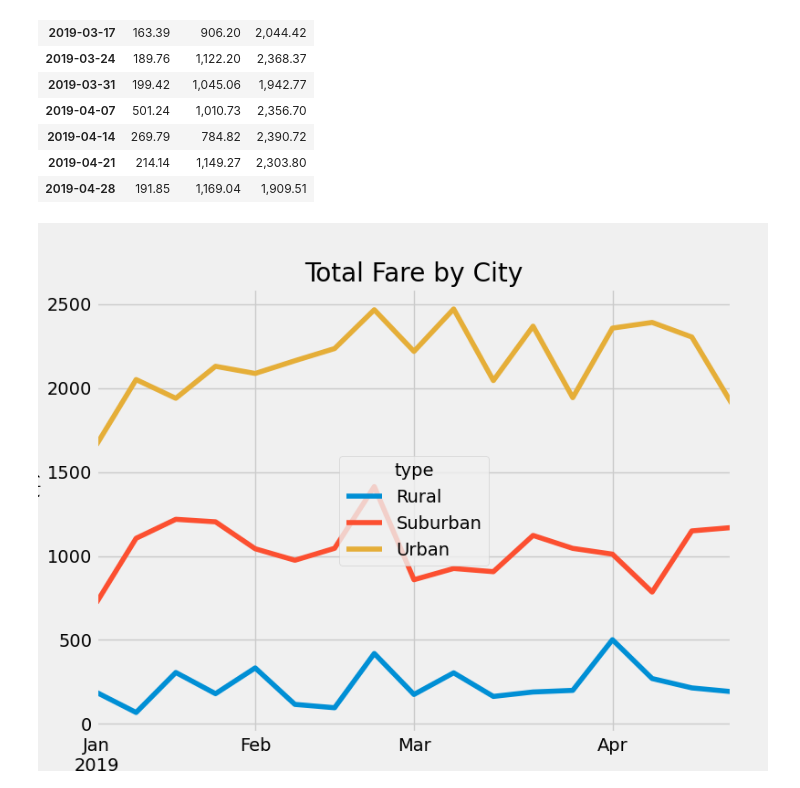
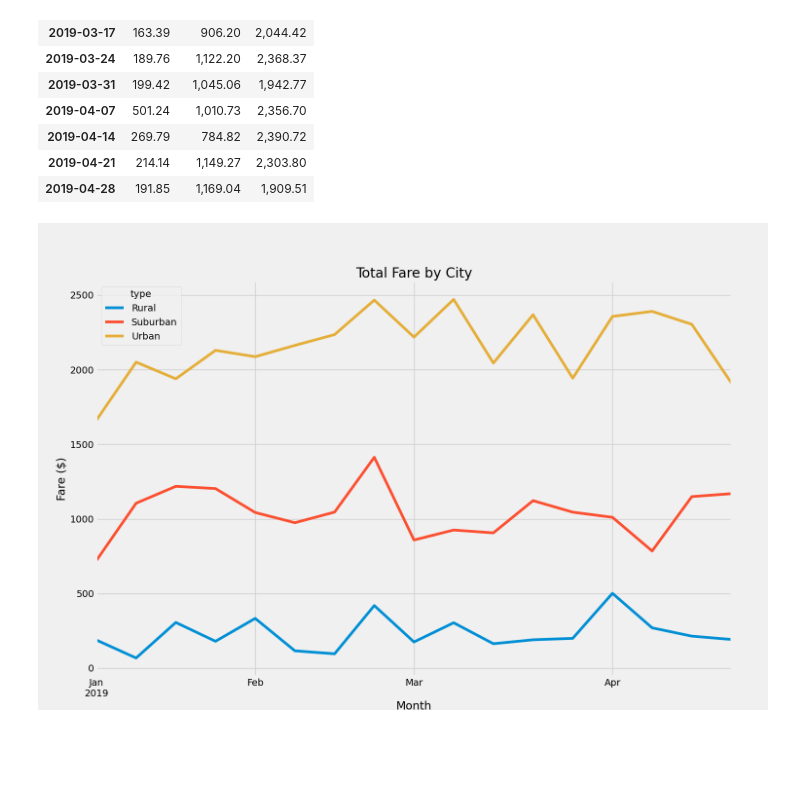
Before and after one commit to erixanders/Module_5, a Jupyter notebook: PyBer_Challenge.ipynb, the cells around one changed output. Cells and saved outputs as stored; diff of their text form; code cells hidden in the pictures; blank space fills up the shorter version.

```diff
--- a/PyBer_Challenge.ipynb
+++ b/PyBer_Challenge.ipynb
@@ -223,17 +223,18 @@ fare_pivot_df
 | 2019-04-28 | 191.85 | 1,169.04 | 1,909.51 |
 # %%
 # 8. Using the object-oriented interface method, plot the resample DataFrame using the df.plot() function.
-fare_pivot_df.plot(figsize =(8,6))
+fare_pivot_df.plot(figsize =(15,10))
 
 
 # Import the style from Matplotlib.
 from matplotlib import style
 # Use the graph style fivethirtyeight.
 
 plt.title("Total Fare by City")
 plt.ylabel("Fare ($)")
 plt.xlabel("Month")
 style.use('fivethirtyeight')
 plt.show()
+plt.savefig("Resources/PyBer_summary.png")
 # %% [output]
-[figure, old version]
+[figure, new version]
```
Also changed, not shown: 2 other files.
